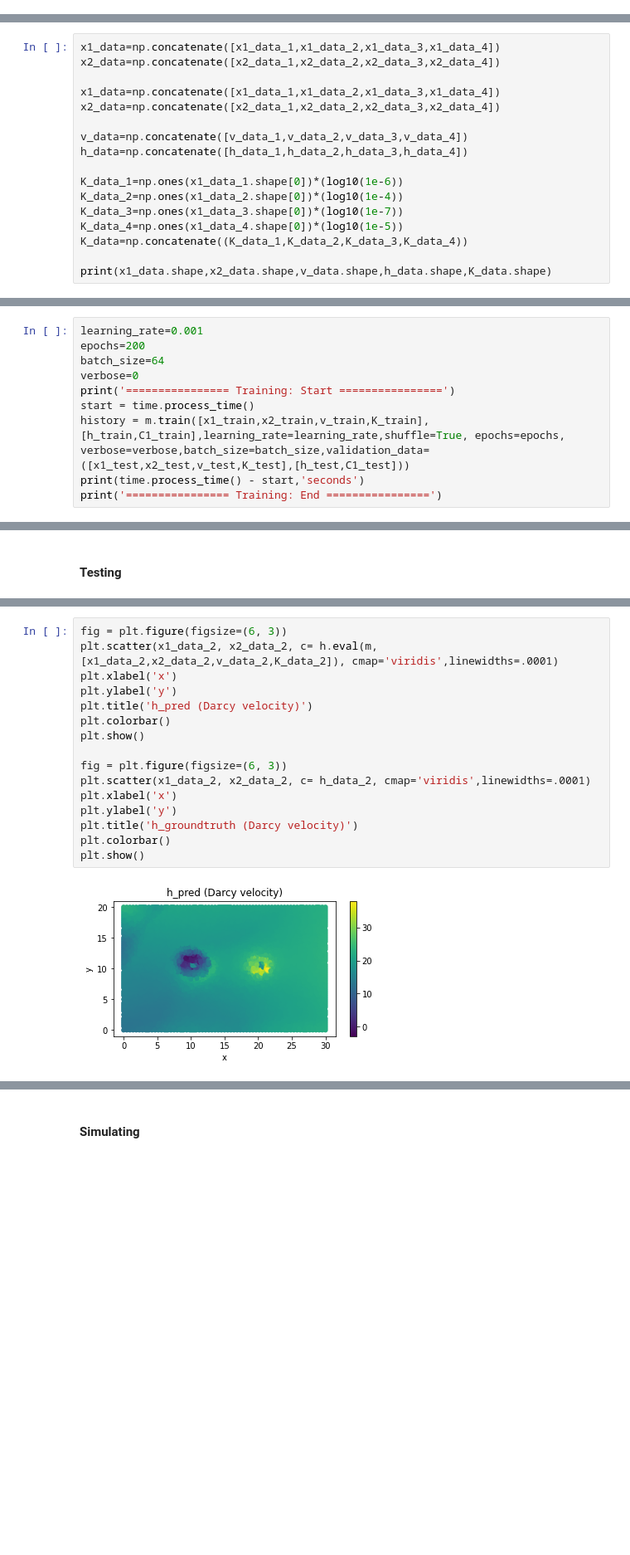
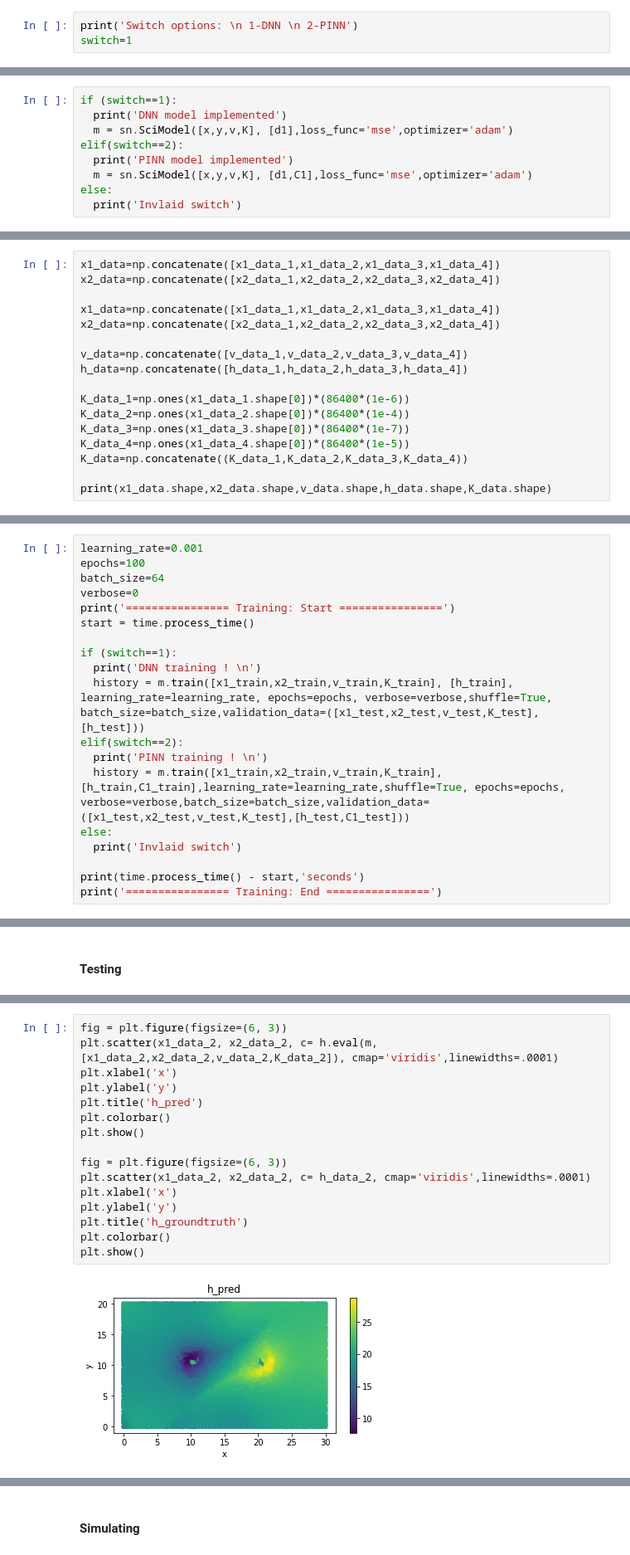
Before and after one commit to leopauly/Flow-PINN, a Jupyter notebook: Src/Flow_DNN_PINN.ipynb, the cells around one changed output, grey strips where cells are left out. Shown at 83% size. Saved outputs shown, nothing was run; the diff lists cells and outputs as text; blank space fills up the shorter version.

```diff
--- a/Src/Flow_DNN_PINN.ipynb
+++ b/Src/Flow_DNN_PINN.ipynb
@@ -58,0 +63,3 @@ Drive already mounted at /content/gdrive; to attempt to forcibly remount, call d
+# %%
+print('Switch options: \n 1-DNN \n 2-PINN')
+switch=1
@@ -80,0 +100,9 @@ m = sn.SciModel([x,y,v,K], [d1,C1],loss_func='mse',optimizer='adam')
+# %%
+if (switch==1):
+  print('DNN model implemented')
+  m = sn.SciModel([x,y,v,K], [d1],loss_func='mse',optimizer='adam')
+elif(switch==2):
+  print('PINN model implemented')
+  m = sn.SciModel([x,y,v,K], [d1,C1],loss_func='mse',optimizer='adam')
+else:
+  print('Invlaid switch')
@@ -271,10 +301,10 @@ x2_data=np.concatenate([x2_data_1,x2_data_2,x2_data_3,x2_data_4])
 v_data=np.concatenate([v_data_1,v_data_2,v_data_3,v_data_4])
 h_data=np.concatenate([h_data_1,h_data_2,h_data_3,h_data_4])
 
-K_data_1=np.ones(x1_data_1.shape[0])*(log10(1e-6))
-K_data_2=np.ones(x1_data_2.shape[0])*(log10(1e-4))
-K_data_3=np.ones(x1_data_3.shape[0])*(log10(1e-7))
-K_data_4=np.ones(x1_data_4.shape[0])*(log10(1e-5))
+K_data_1=np.ones(x1_data_1.shape[0])*(86400*(1e-6))
+K_data_2=np.ones(x1_data_2.shape[0])*(86400*(1e-4))
+K_data_3=np.ones(x1_data_3.shape[0])*(86400*(1e-7))
+K_data_4=np.ones(x1_data_4.shape[0])*(86400*(1e-5))
 K_data=np.concatenate((K_data_1,K_data_2,K_data_3,K_data_4))
 
 print(x1_data.shape,x2_data.shape,v_data.shape,h_data.shape,K_data.shape)
@@ -303,12 +333,21 @@ MSE for h before training: 120.8336439569391
 Details of the model.train function can be found here: https://www.sciann.com/scimodels/#train
 # %%
 learning_rate=0.001
-epochs=200
+epochs=100
 batch_size=64
 verbose=0
 print('================ Training: Start ================')
 start = time.process_time()
-history = m.train([x1_train,x2_train,v_train,K_train], [h_train,C1_train],learning_rate=learning_rate,shuffle=True, epochs=epochs, verbose=verbose,batch_size=batch_size,validation_data=([x1_test,x2_test,v_test,K_test],[h_test,C1_test]))
+
+if (switch==1):
+  print('DNN training ! \n')
+  history = m.train([x1_train,x2_train,v_train,K_train], [h_train], learning_rate=learning_rate, epochs=epochs, verbose=verbose,shuffle=True, batch_size=batch_size,validation_data=([x1_test,x2_test,v_test,K_test],[h_test]))
+elif(switch==2):
+  print('PINN training ! \n')
+  history = m.train([x1_train,x2_train,v_train,K_train], [h_train,C1_train],learning_rate=learning_rate,shuffle=True, epochs=epochs, verbose=verbose,batch_size=batch_size,validation_data=([x1_test,x2_test,v_test,K_test],[h_test,C1_test]))
+else:
+  print('Invlaid switch')
+
 print(time.process_time() - start,'seconds')
 print('================ Training: End ================')
 # %% [output]
@@ -375,18 +400,18 @@ MSE for h after training: 20.6379432252
 # %%
 fig = plt.figure(figsize=(6, 3))
 plt.scatter(x1_data_2, x2_data_2, c= h.eval(m, [x1_data_2,x2_data_2,v_data_2,K_data_2]), cmap='viridis',linewidths=.0001)
 plt.xlabel('x')
 plt.ylabel('y')
-plt.title('h_pred (Darcy velocity)')
+plt.title('h_pred')
 plt.colorbar()
 plt.show()
 
 fig = plt.figure(figsize=(6, 3))
 plt.scatter(x1_data_2, x2_data_2, c= h_data_2, cmap='viridis',linewidths=.0001)
 plt.xlabel('x')
 plt.ylabel('y')
-plt.title('h_groundtruth (Darcy velocity)')
+plt.title('h_groundtruth')
 plt.colorbar()
 plt.show()
 # %% [output]
-[figure, old version]
+[figure, new version]
```
Also changed, not shown: parts of 16 cells of this notebook.
